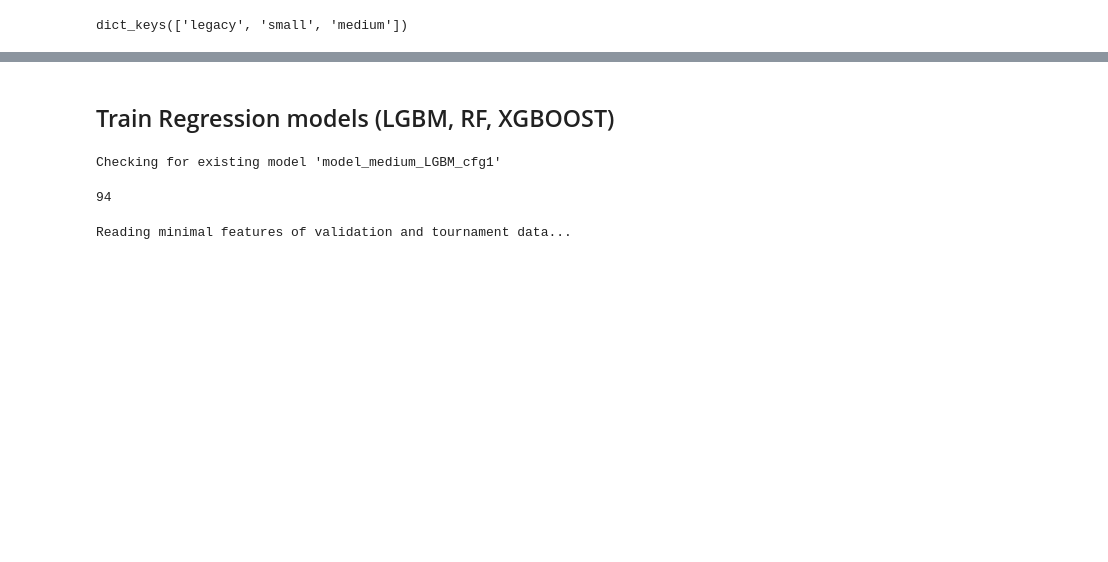
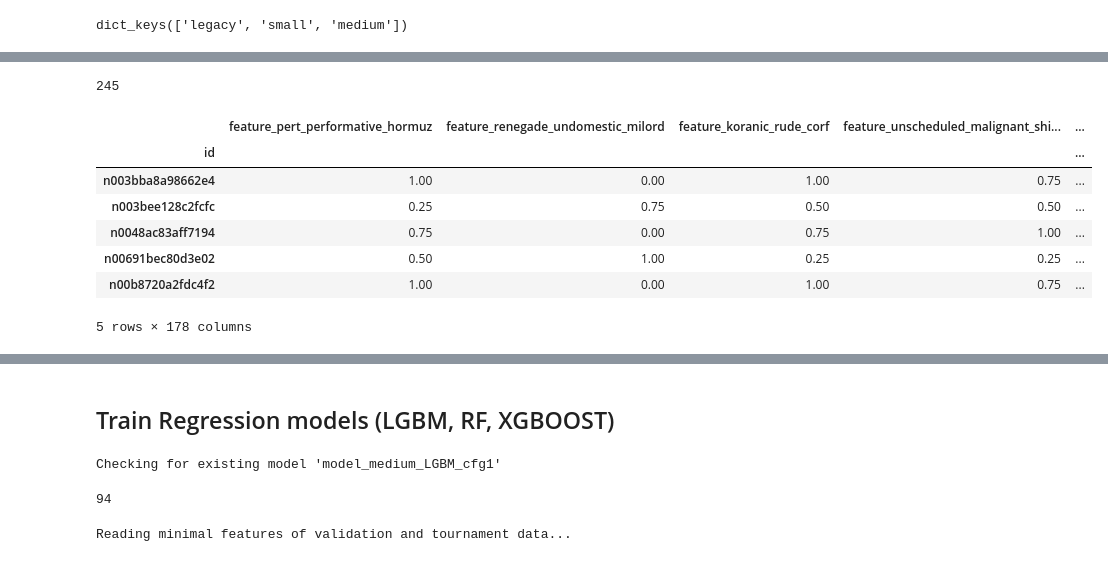
Before and after one commit to kcwanglucky/numerai, a Jupyter notebook: train.ipynb, the cells around one changed output, grey strips where cells are left out. Cells and saved outputs as stored; diff of their text form; code cells hidden in the pictures; blank space fills up the shorter version.

```diff
--- a/train.ipynb
+++ b/train.ipynb
@@ -116,0 +124,6 @@ model_config = training_configs["MODEL_CONFIG"]
+# %%
+feature_corrs = training_data[training_data.era=='0574'][features].corr()
+# %%
+tdf = feature_corrs.stack()
+tdf = tdf[tdf.index.get_level_values(0) < tdf.index.get_level_values(1)]
+tdf.sort_values()
@@ -116,0 +143,6 @@ model_config = training_configs["MODEL_CONFIG"]
+# %%
+highly_correlated_cols = [col1 for col1, _ in tdf[(tdf>0.8) | (tdf<-0.8)].index.values]
+highly_correlated_cols = list(set(highly_correlated_cols))
+len(highly_correlated_cols)
+# %% [output]
+245
@@ -116,0 +152,11 @@ model_config = training_configs["MODEL_CONFIG"]
+# %%
+transformed_data.head()
+# %% [output]
+|  | feature_pert_performative_hormuz | feature_renegade_undomestic_milord | feature_koranic_rude_corf | feature_unscheduled_malignant_shi... | ... |
+| id |  |  |  |  | ... |
+| n003bba8a98662e4 | 1.00 | 0.00 | 1.00 | 0.75 | ... |
+| n003bee128c2fcfc | 0.25 | 0.75 | 0.50 | 0.50 | ... |
+| n0048ac83aff7194 | 0.75 | 0.00 | 0.75 | 1.00 | ... |
+| n00691bec80d3e02 | 0.50 | 1.00 | 0.25 | 0.25 | ... |
+| n00b8720a2fdc4f2 | 1.00 | 0.00 | 1.00 | 0.75 | ... |
+5 rows × 178 columns
```
Also changed, not shown: parts of 41 cells of this notebook.
